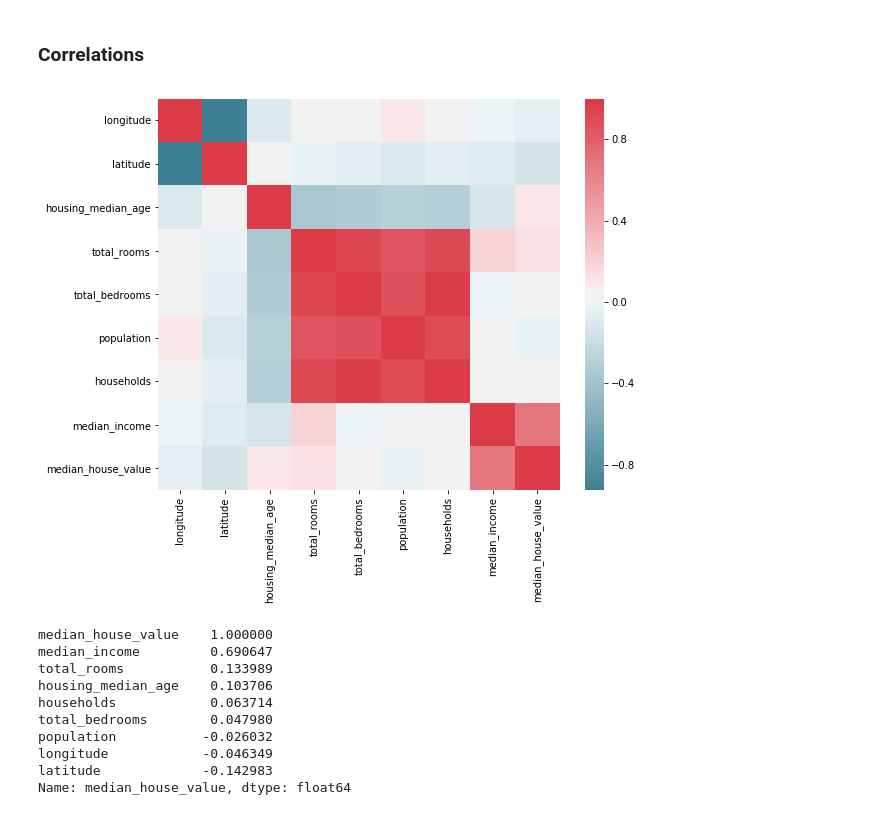
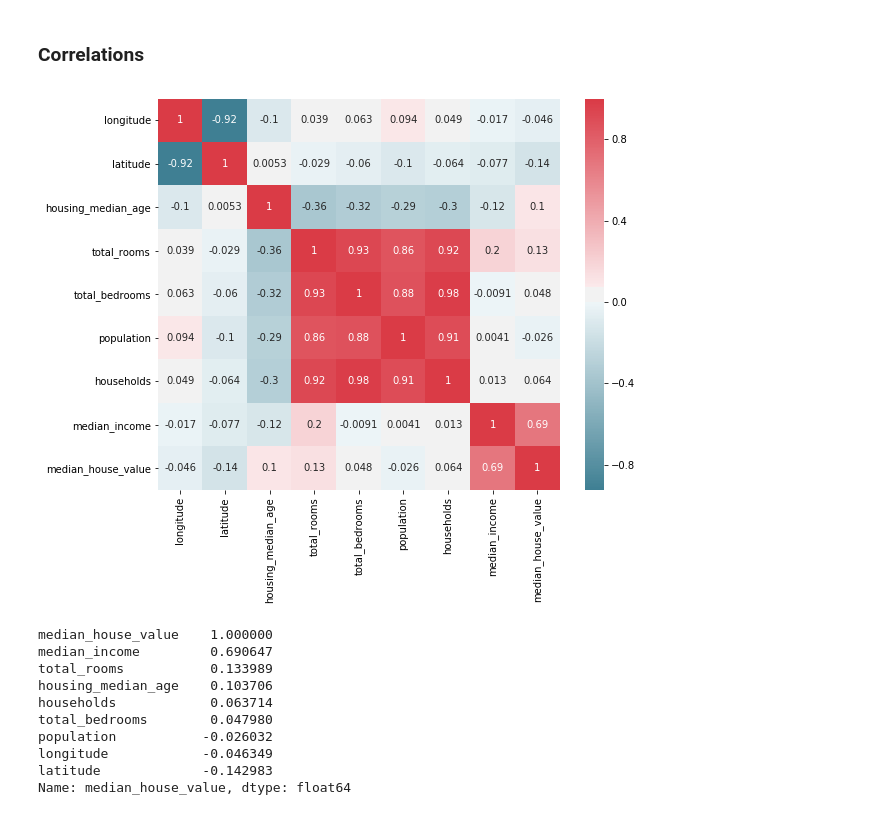
Before and after one commit to ydDianYu/House_Value_Prediction_Model, a Jupyter notebook: House Value Prediction Model.ipynb, the cells around one changed output. Saved outputs shown, nothing was run; the diff lists cells and outputs as text; code cells hidden in the pictures.

```diff
--- a/House Value Prediction Model.ipynb
+++ b/House Value Prediction Model.ipynb
@@ -95,10 +95,10 @@ As we can observe, population and location attributes are probably closely relat
 # %%
 corr_matrix = housing.corr()
 plt.figure(figsize=(9, 7.2))
-sns.heatmap(corr_matrix, cmap=sns.diverging_palette(220, 10, n=10000))
+sns.heatmap(corr_matrix, annot=True, cmap=sns.diverging_palette(220, 10, n=10000))
 plt.show()
 # %% [output]
-[figure, old version]
+[figure, new version]
 # %%
 corr_matrix["median_house_value"].sort_values(ascending=False)
 # %% [output]
```
